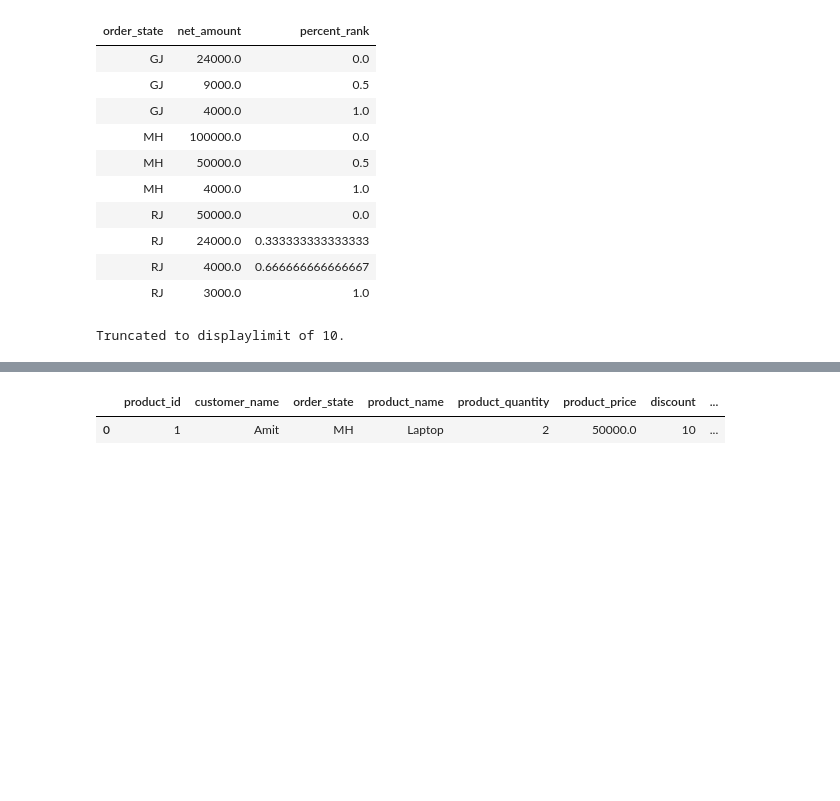
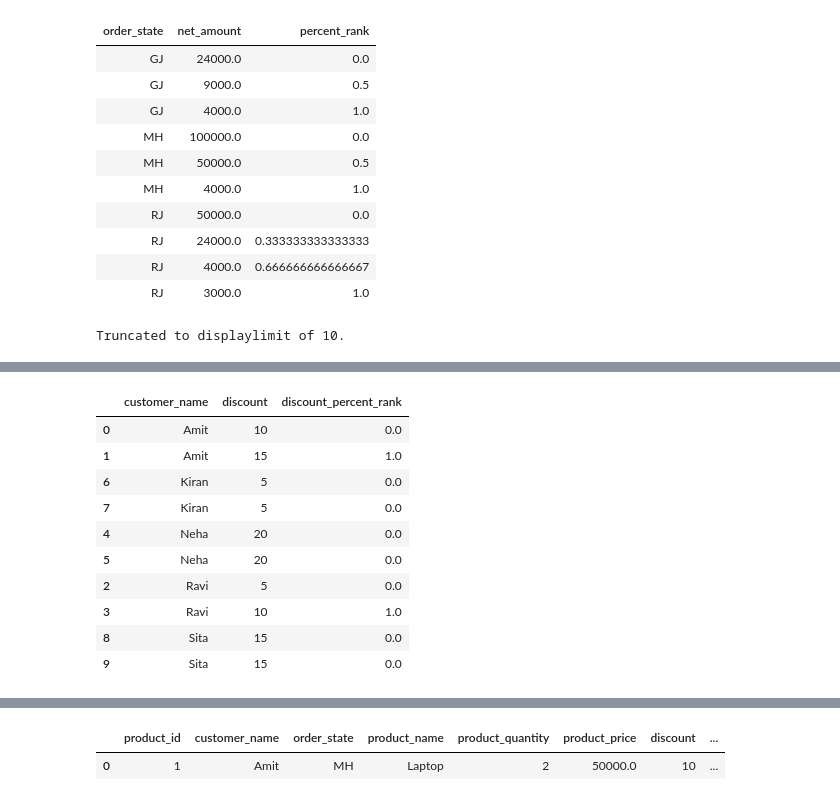
Before and after one commit to umesh-creates/sql_pandas_exercise_and_notes, a Jupyter notebook: percent_rank_window_function.ipynb, the cells around one changed output, grey strips where cells are left out. Drawn from its saved outputs; the diff is of its cells as text; code cells hidden in the pictures; blank space fills up the shorter version.

```diff
--- a/percent_rank_window_function.ipynb
+++ b/percent_rank_window_function.ipynb
@@ -147,0 +182,36 @@ products[
+# %%
+products = (
+    products
+    .sort_values(
+        ['customer_name', 'discount'],
+        ascending=[True,True]
+    )
+)
+products['rank'] = (
+    products
+    .groupby('customer_name')['discount']
+    .rank(
+        ascending=True,
+        method='min'
+    )
+)
+group_size = products.groupby('customer_name')['customer_name'].transform('count')
+products['discount_percent_rank'] = (
+    (products['rank'] - 1) /
+    (group_size - 1)
+)
+products[
+    ['customer_name', 'discount', 'discount_percent_rank']
+]
+# %% [output]
+|  | customer_name | discount | discount_percent_rank |
+| 0 | Amit | 10 | 0.0 |
+| 1 | Amit | 15 | 1.0 |
+| 6 | Kiran | 5 | 0.0 |
+| 7 | Kiran | 5 | 0.0 |
+| 4 | Neha | 20 | 0.0 |
+| 5 | Neha | 20 | 0.0 |
+| 2 | Ravi | 5 | 0.0 |
+| 3 | Ravi | 10 | 1.0 |
+| 8 | Sita | 15 | 0.0 |
+| 9 | Sita | 15 | 0.0 |
```
Also changed, not shown: parts of 7 cells of this notebook.
